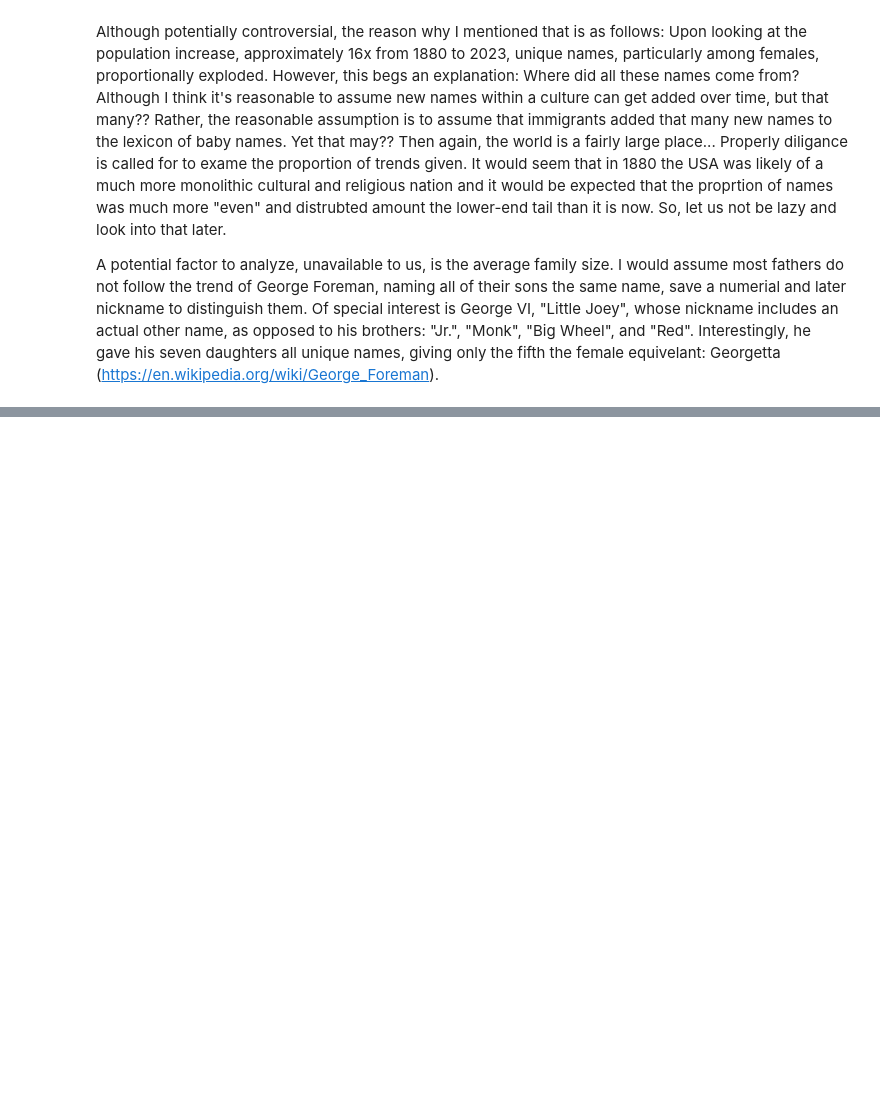
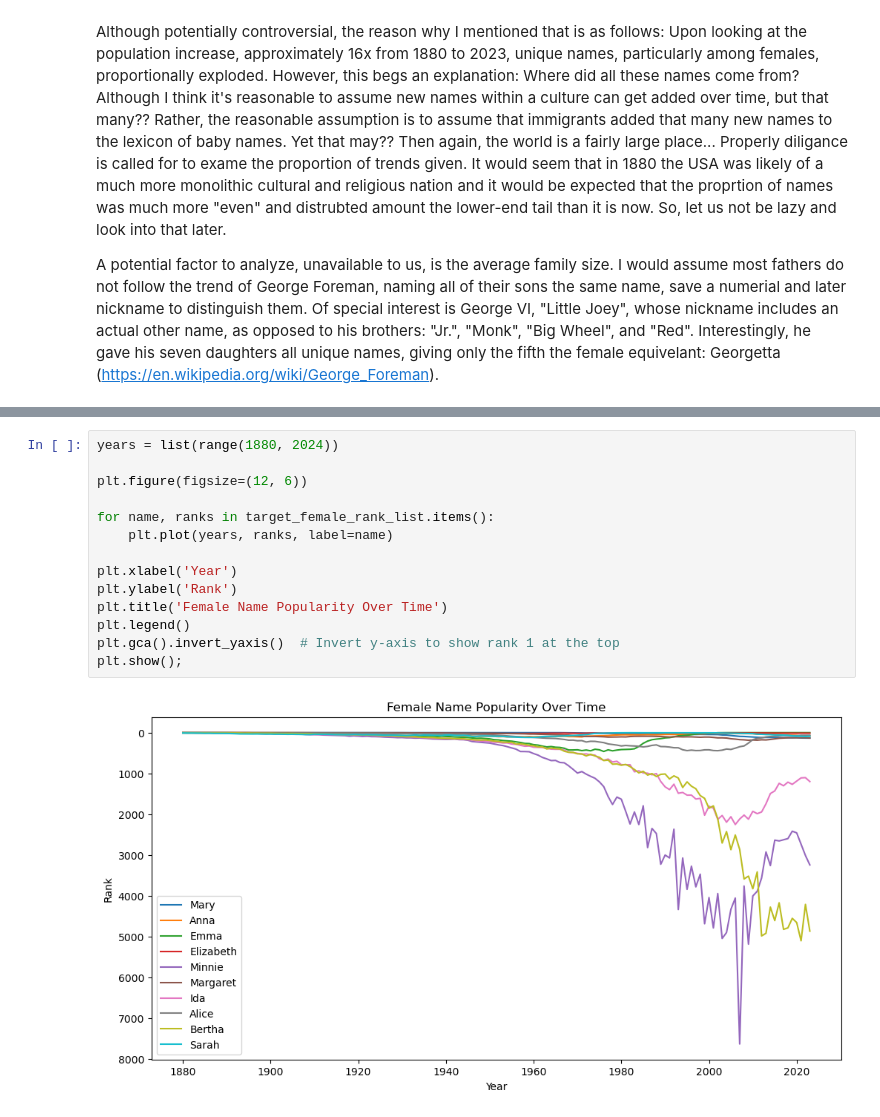
Before and after one commit to bwolff26/name_study, a Jupyter notebook: code/ceda_i.ipynb, the cells around one changed output, grey strips where cells are left out. Cells and saved outputs as stored; diff of their text form; blank space fills up the shorter version.

Commit message:
Popular names over time

```diff
--- a/code/ceda_i.ipynb
+++ b/code/ceda_i.ipynb
@@ -285,0 +268,16 @@ def nth_per_year(df, year, rank, gender='F'):
+# %%
+years = list(range(1880, 2024))
+
+plt.figure(figsize=(12, 6))
+
+for name, ranks in target_female_rank_list.items():
+    plt.plot(years, ranks, label=name)
+
+plt.xlabel('Year')
+plt.ylabel('Rank')
+plt.title('Female Name Popularity Over Time')
+plt.legend()
+plt.gca().invert_yaxis()  # Invert y-axis to show rank 1 at the top
+plt.show();
+# %% [output]
+[figure, added]
```
Also changed, not shown: parts of 10 cells of this notebook.
